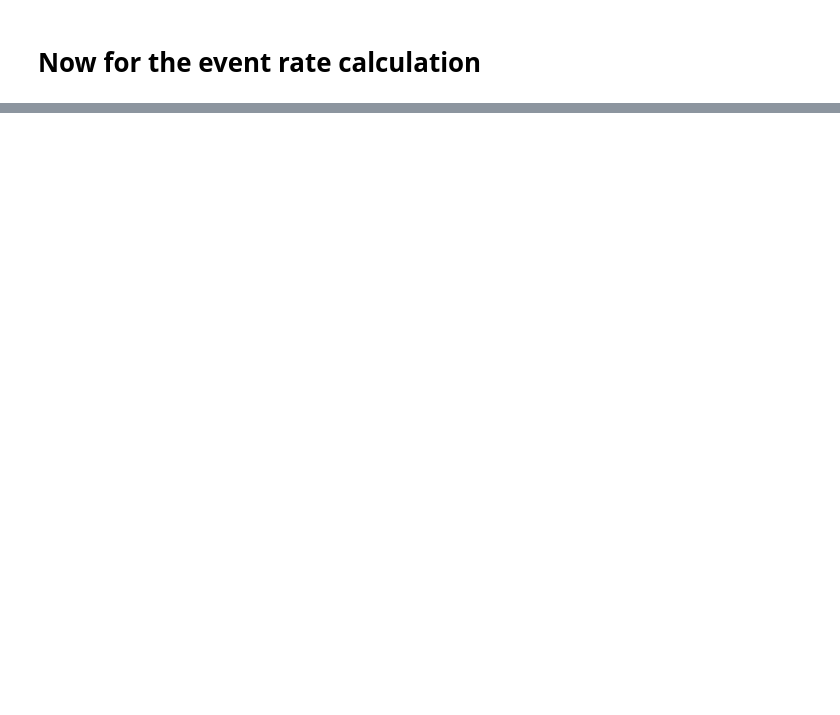
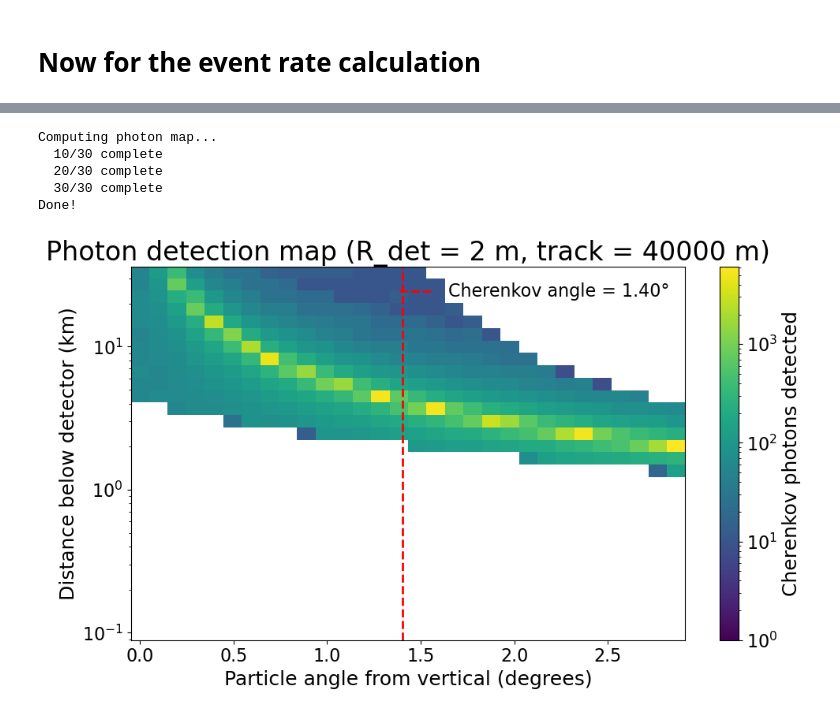
Before and after one commit to nickkamp1/NeutrinoFactoryHNL, a Jupyter notebook: Balloon.ipynb, the cells around one changed output, grey strips where cells are left out. Drawn from its saved outputs; the diff is of its cells as text; code cells hidden in the pictures; blank space fills up the shorter version.

```diff
--- a/Balloon.ipynb
+++ b/Balloon.ipynb
@@ -313,0 +346,48 @@ plt.show()
+# %%
+# Create a 2D map: photon count as function of (z, theta)
+# This shows where in parameter space we get good photon collection
+
+z_range_map = np.logspace(2, np.log10(L_det), 30)  # 100 m to 33 km
+theta_range_map = np.linspace(0, 0.05, 30)  # 0 to ~3 degrees
+track_length = 40000  # m
+
+N_photons_map = np.zeros((len(z_range_map), len(theta_range_map)))
+
+print("Computing photon map...")
+for iz, z in enumerate(z_range_map):
+    for ith, theta in enumerate(theta_range_map):
+        r_0 = np.array([-100, 0, -z])
+        p_hat = np.array([np.sin(theta), 0, np.cos(theta)])
+        N_photons_map[iz, ith] = cherenkov_photons_detected_vectorized(
+            r_0, p_hat, track_length, R_det, N_psi=1000, N_track=1000
+        )
+    if (iz + 1) % 10 == 0:
+        print(f"  {iz+1}/{len(z_range_map)} complete")
+
+print("Done!")
+
+# Plot
+theta_mesh, z_mesh = np.meshgrid(np.degrees(theta_range_map), z_range_map/1000)
+
+plt.figure(figsize=(10, 6))
+pcm = plt.pcolormesh(theta_mesh, z_mesh, N_photons_map,
+                      norm=LogNorm(vmin=1, vmax=N_photons_map.max()),
+                      shading='auto', cmap='viridis')
+plt.axvline(np.degrees(theta_C), color='r', linestyle='--', linewidth=2,
+            label=f'Cherenkov angle = {np.degrees(theta_C):.2f}°')
+plt.colorbar(pcm, label='Cherenkov photons detected')
+plt.xlabel('Particle angle from vertical (degrees)')
+plt.ylabel('Distance below detector (km)')
+plt.yscale('log')
+plt.title(f'Photon detection map (R_det = {R_det} m, track = {track_length} m)')
+plt.legend(loc='upper right')
+plt.tight_layout()
+plt.savefig("Figures/balloon/cherenkov_photon_map.png", dpi=300)
+plt.show()
+# %% [output]
+Computing photon map...
+  10/30 complete
+  20/30 complete
+  30/30 complete
+Done!
+[figure, added]
```
Also changed, not shown: parts of 23 cells of this notebook, 30 other files.
